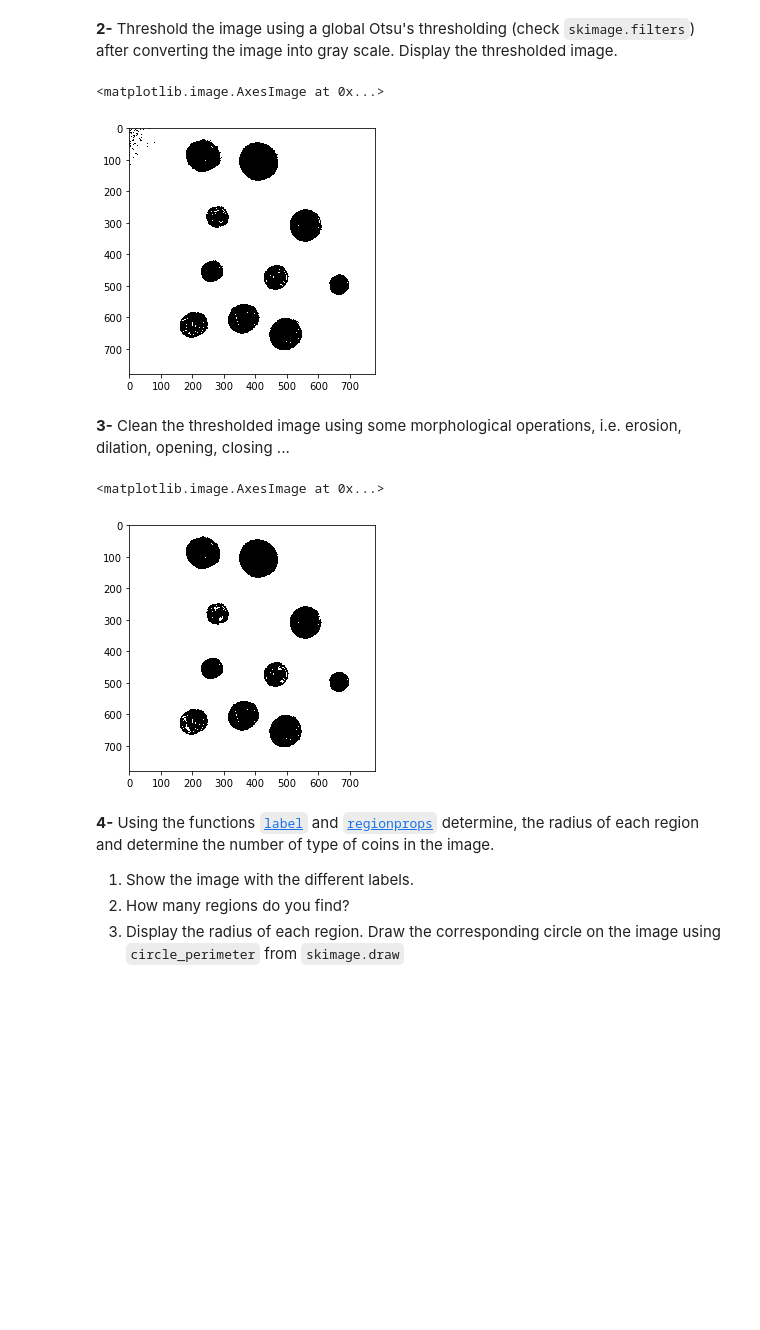
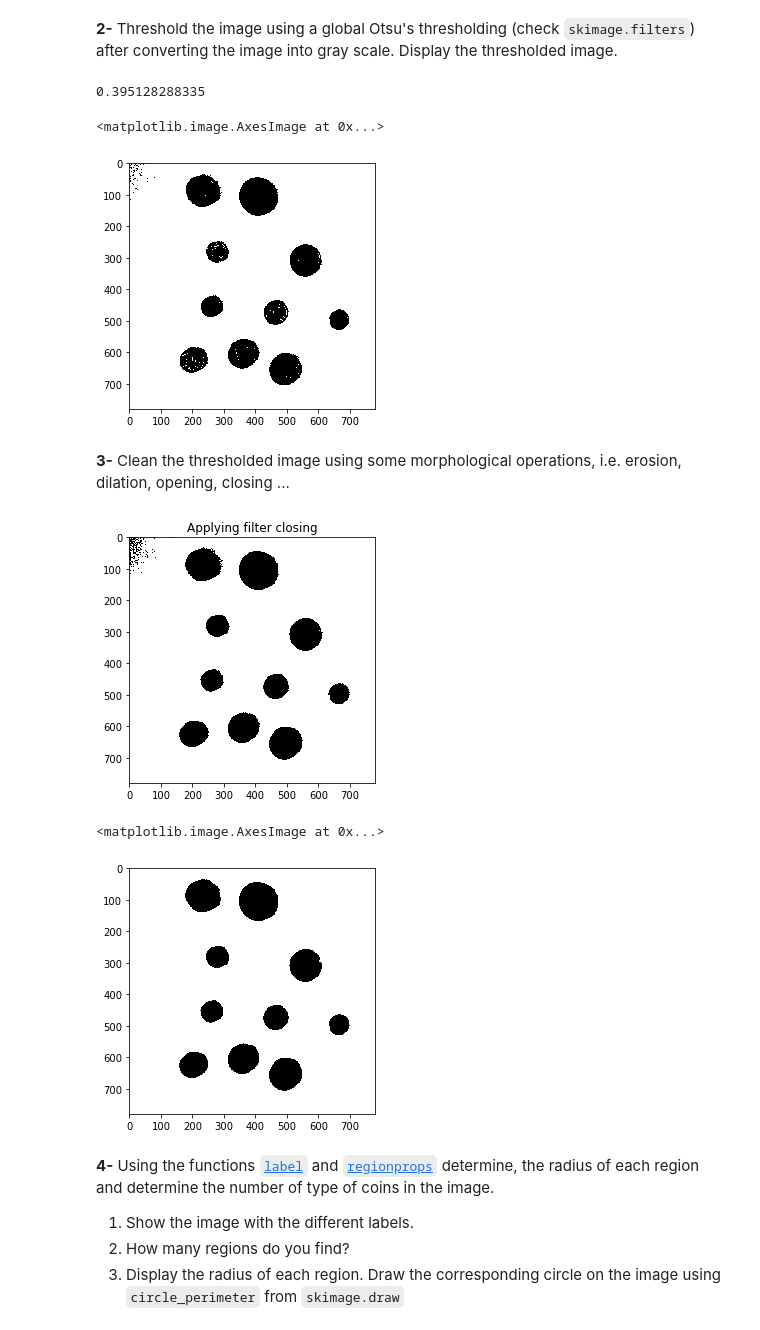
Before and after one commit to lilivalencia21/B31XB-IIP-TP-1718, a Jupyter notebook: 5-morpho-segmentation/5-morpho-segmentation.ipynb, the cells around one changed output. Cells and saved outputs as stored; diff of their text form; code cells hidden in the pictures; blank space fills up the shorter version.

```diff
--- a/5-morpho-segmentation/5-morpho-segmentation.ipynb
+++ b/5-morpho-segmentation/5-morpho-segmentation.ipynb
@@ -141,12 +141,13 @@ Therefore:
 #Loading the image
 img_path = './images/'
 coins = 'coins.jpg'
-coins_im = io.imread(img_path.__add__(img_name))
+coins_im = io.imread(img_path.__add__(coins))
+#io.imshow(coins_im)
 coins_ubyte = img_as_ubyte (coins_im, force_copy=False)
-io.imshow(coins_ubyte)
+#io.imshow(coins_ubyte)
 
 coins_rescale = rescale(coins_ubyte,0.25)
-#plt.show()
-#io.imshow (coins_rescale)
-#img = rescale (img_as_ubyte(io.imread(img_path.__add__('coins.jpg'))),.25)
+plt.show()
+io.imshow (coins_rescale)
+img = rescale (img_as_ubyte(io.imread(img_path.__add__('coins.jpg'))),.25)
 # %% [output]
@@ -159,27 +158,28 @@ coins_rescale = rescale(coins_ubyte,0.25)
 from skimage.filters import threshold_otsu
 coins_grey = rgb2gray(coins_rescale)
 thresh = threshold_otsu(coins_grey)
-#print(thresh)
+print(thresh)
 binary = coins_grey > thresh
 io.imshow(binary, cmap=plt.cm.gray)
 # %% [output]
-<matplotlib.image.AxesImage at 0x...>
+0.395128288335
+<matplotlib.image.AxesImage at 0x...>
 [figure]
 # %% [markdown]
 **3-** Clean the  thresholded image using some morphological operations, i.e. erosion, dilation, opening, closing ...
 # %%
 from skimage.segmentation import clear_border
 
-coins_clean = morphology.closing(binary > thresh, square(3))
-#coins_clean = morphology.closing(binary, disk (1))
-#io.imshow (coins_clean)
-cleared = coins_clean.copy()
-clear_border(cleared)
-io.imshow (cleared)
-#Agregar histograma e imagen original
+coins_clean = morphology.erosion(binary > thresh, disk(1))
+io.imshow(coins_clean)
+plt.title('Applying filter closing')
+coins_filt=morphology.closing(coins_clean, disk(5))
+plt.show()
+io.imshow (coins_filt)
 # %% [output]
+[figure, new version]
 <matplotlib.image.AxesImage at 0x...>
-[figure, old version]
+[figure, added]
 # %% [markdown]
 **4-** Using the functions [`label`](http://scikit-image.org/docs/stable/api/skimage.measure.html#skimage.measure.label) and [`regionprops`](http://scikit-image.org/docs/stable/api/skimage.measure.html#skimage.measure.regionprops) determine, the radius of each region and determine the number of type of coins in the image.
 
```
Also changed, not shown: parts of 8 cells of this notebook.
